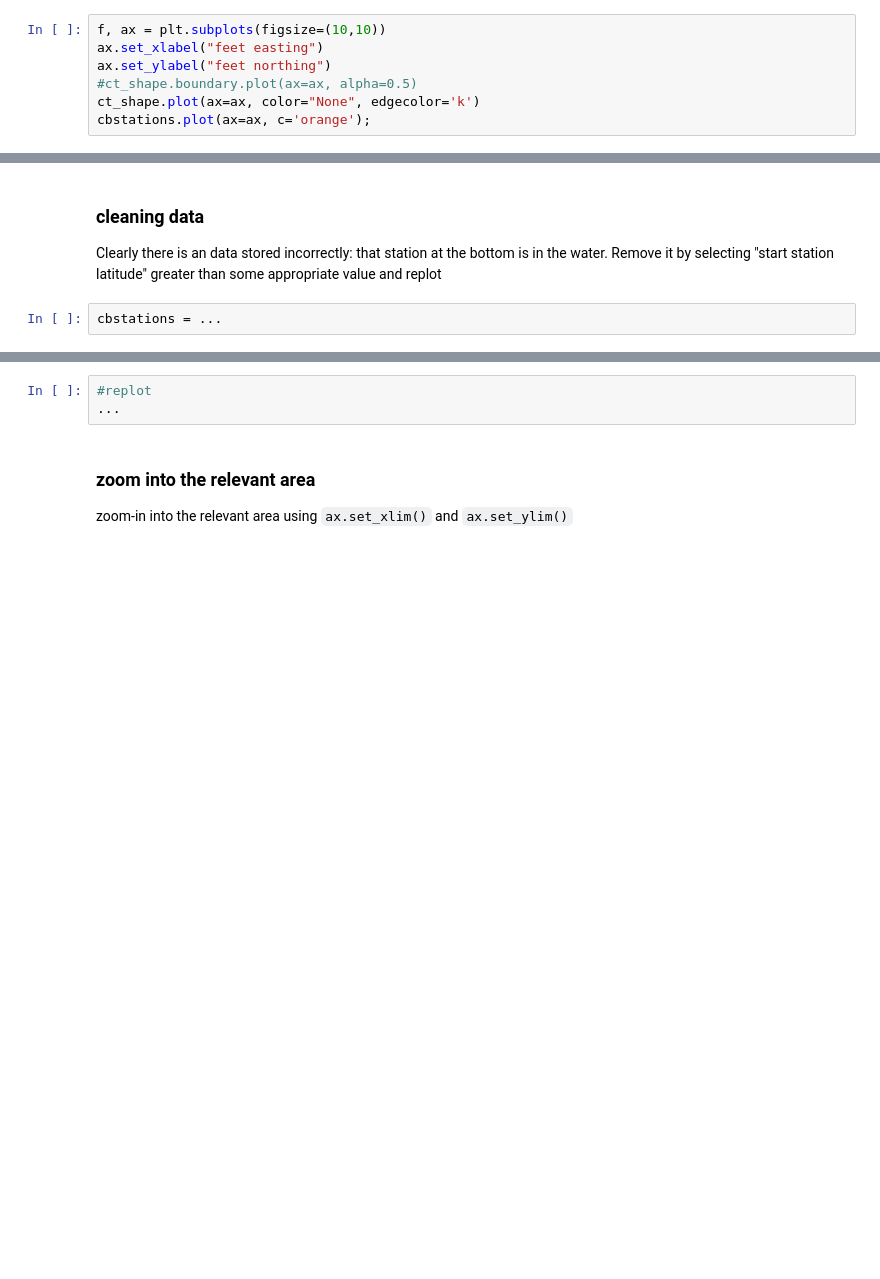
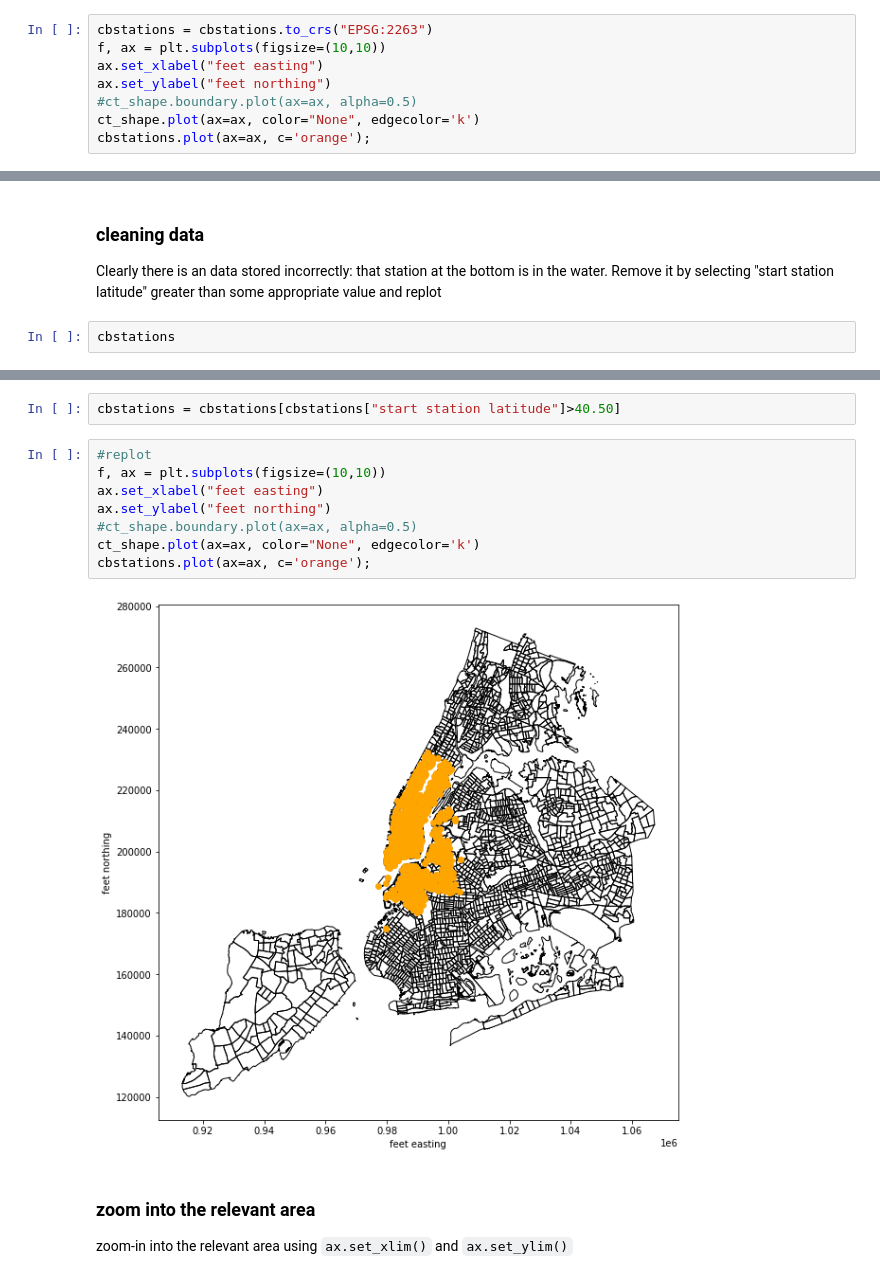
Before and after one commit to ReidelVichot/PUA2022_RVichot, a Jupyter notebook: HW4/Geospatial_NYCCitiBike_answer.ipynb, the cells around one changed output, grey strips where cells are left out. Drawn from its saved outputs; the diff is of its cells as text; blank space fills up the shorter version.

```diff
--- a/HW4/Geospatial_NYCCitiBike_answer.ipynb
+++ b/HW4/Geospatial_NYCCitiBike_answer.ipynb
@@ -312,6 +356,7 @@ cbstations = ...
 # %% [markdown]
 convert the geometry projection to the same one you used for the NYC census tracts and replot with the census tracts map in the background
 # %%
+cbstations = cbstations.to_crs("EPSG:2263")
 f, ax = plt.subplots(figsize=(10,10))
 ax.set_xlabel("feet easting")
 ax.set_ylabel("feet northing")
@@ -325,4 +370,4 @@ cbstations.plot(ax=ax, c='orange');
 
 Clearly there is an data stored incorrectly: that station at the bottom is in the water. Remove it by selecting "start station latitude" greater than some appropriate value and replot
 # %%
-cbstations = ...
+cbstations
@@ -329,6 +389,15 @@ cbstations = ...
-# %%
-#replot
-...
+# %%
+cbstations = cbstations[cbstations["start station latitude"]>40.50]
+# %%
+#replot
+f, ax = plt.subplots(figsize=(10,10))
+ax.set_xlabel("feet easting")
+ax.set_ylabel("feet northing")
+#ct_shape.boundary.plot(ax=ax, alpha=0.5)
+ct_shape.plot(ax=ax, color="None", edgecolor='k')
+cbstations.plot(ax=ax, c='orange');
+# %% [output]
+[figure, added]
 # %% [markdown]
 ### zoom into the relevant area
 
```
Also changed, not shown: parts of 14 cells of this notebook.
